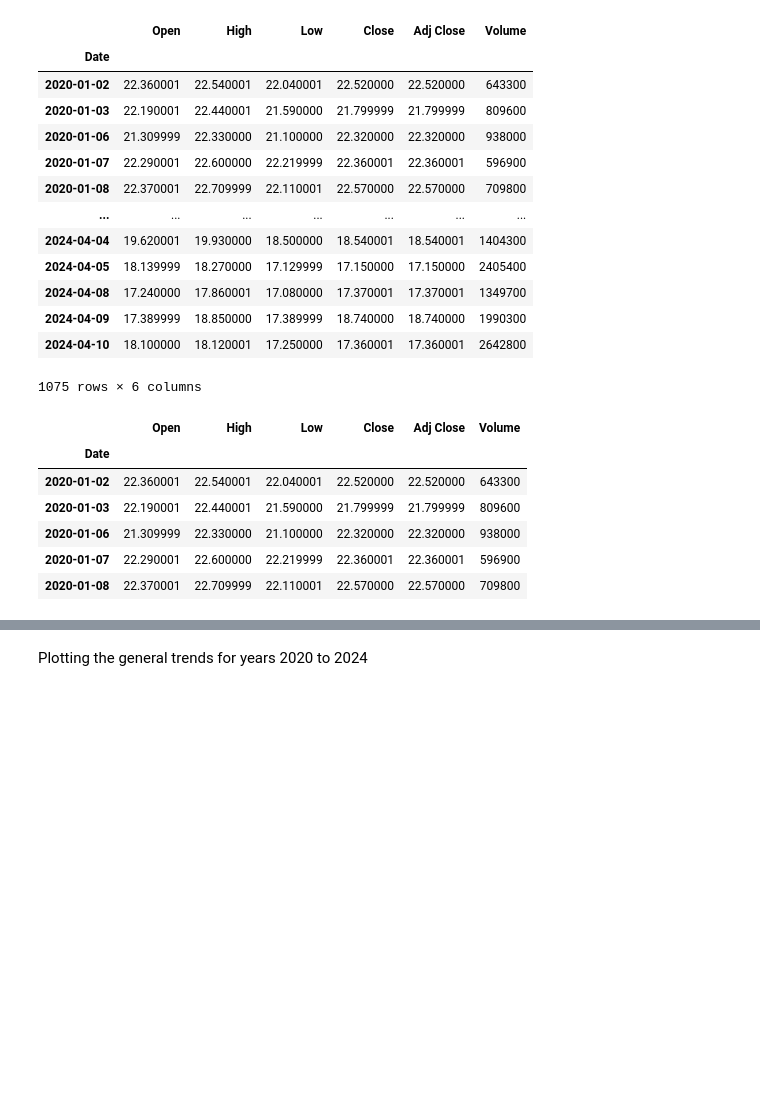
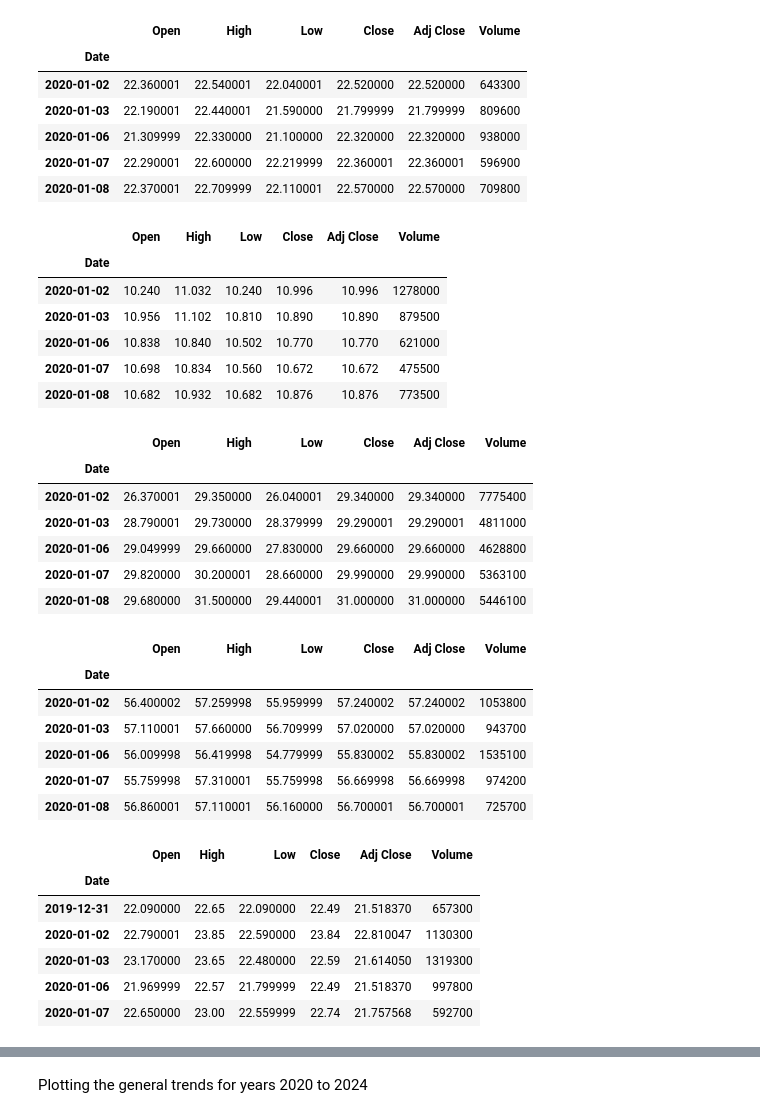
Before and after one commit to srhill12/Solar_stock_project, a Jupyter notebook: tatiana_work.ipynb, the cells around one changed output, grey strips where cells are left out. Cells and saved outputs as stored; diff of their text form; code cells hidden in the pictures; blank space fills up the shorter version.

```diff
--- a/tatiana_work.ipynb
+++ b/tatiana_work.ipynb
@@ -30,34 +52,45 @@ CSIQ_df = pd.read_csv(
-# %%
-CSIQ_df
-# %% [output]
-|  | Open | High | Low | Close | Adj Close | Volume |
-| Date |  |  |  |  |  |  |
-| 2020-01-02 | 22.360001 | 22.540001 | 22.040001 | 22.520000 | 22.520000 | 643300 |
-| 2020-01-03 | 22.190001 | 22.440001 | 21.590000 | 21.799999 | 21.799999 | 809600 |
-| 2020-01-06 | 21.309999 | 22.330000 | 21.100000 | 22.320000 | 22.320000 | 938000 |
-| 2020-01-07 | 22.290001 | 22.600000 | 22.219999 | 22.360001 | 22.360001 | 596900 |
-| 2020-01-08 | 22.370001 | 22.709999 | 22.110001 | 22.570000 | 22.570000 | 709800 |
-| ... | ... | ... | ... | ... | ... | ... |
-| 2024-04-04 | 19.620001 | 19.930000 | 18.500000 | 18.540001 | 18.540001 | 1404300 |
-| 2024-04-05 | 18.139999 | 18.270000 | 17.129999 | 17.150000 | 17.150000 | 2405400 |
-| 2024-04-08 | 17.240000 | 17.860001 | 17.080000 | 17.370001 | 17.370001 | 1349700 |
-| 2024-04-09 | 17.389999 | 18.850000 | 17.389999 | 18.740000 | 18.740000 | 1990300 |
-| 2024-04-10 | 18.100000 | 18.120001 | 17.250000 | 17.360001 | 17.360001 | 2642800 |
-1075 rows × 6 columns
 # %%
 # Displaying DataFrames
 display(CSIQ_df.head())
-# display(DQ_df.head())
-# display(ENPH_df.head())
-# display(FSLR_df.head())
-# display(JKS_df.head())
-# display(SEDG_df.head())
-# display(SPWR_df.head())
+display(DQ_df.head())
+display(ENPH_df.head())
+display(FSLR_df.head())
+display(JKS_df.head())
+display(SEDG_df.head())
+display(SPWR_df.head())
 # %% [output]
 |  | Open | High | Low | Close | Adj Close | Volume |
 | Date |  |  |  |  |  |  |
 | 2020-01-02 | 22.360001 | 22.540001 | 22.040001 | 22.520000 | 22.520000 | 643300 |
 | 2020-01-03 | 22.190001 | 22.440001 | 21.590000 | 21.799999 | 21.799999 | 809600 |
 | 2020-01-06 | 21.309999 | 22.330000 | 21.100000 | 22.320000 | 22.320000 | 938000 |
 | 2020-01-07 | 22.290001 | 22.600000 | 22.219999 | 22.360001 | 22.360001 | 596900 |
 | 2020-01-08 | 22.370001 | 22.709999 | 22.110001 | 22.570000 | 22.570000 | 709800 |
+|  | Open | High | Low | Close | Adj Close | Volume |
+| Date |  |  |  |  |  |  |
+| 2020-01-02 | 10.240 | 11.032 | 10.240 | 10.996 | 10.996 | 1278000 |
+| 2020-01-03 | 10.956 | 11.102 | 10.810 | 10.890 | 10.890 | 879500 |
+| 2020-01-06 | 10.838 | 10.840 | 10.502 | 10.770 | 10.770 | 621000 |
+| 2020-01-07 | 10.698 | 10.834 | 10.560 | 10.672 | 10.672 | 475500 |
+| 2020-01-08 | 10.682 | 10.932 | 10.682 | 10.876 | 10.876 | 773500 |
+|  | Open | High | Low | Close | Adj Close | Volume |
+| Date |  |  |  |  |  |  |
+| 2020-01-02 | 26.370001 | 29.350000 | 26.040001 | 29.340000 | 29.340000 | 7775400 |
+| 2020-01-03 | 28.790001 | 29.730000 | 28.379999 | 29.290001 | 29.290001 | 4811000 |
+| 2020-01-06 | 29.049999 | 29.660000 | 27.830000 | 29.660000 | 29.660000 | 4628800 |
+| 2020-01-07 | 29.820000 | 30.200001 | 28.660000 | 29.990000 | 29.990000 | 5363100 |
+| 2020-01-08 | 29.680000 | 31.500000 | 29.440001 | 31.000000 | 31.000000 | 5446100 |
+|  | Open | High | Low | Close | Adj Close | Volume |
+| Date |  |  |  |  |  |  |
+| 2020-01-02 | 56.400002 | 57.259998 | 55.959999 | 57.240002 | 57.240002 | 1053800 |
+| 2020-01-03 | 57.110001 | 57.660000 | 56.709999 | 57.020000 | 57.020000 | 943700 |
+| 2020-01-06 | 56.009998 | 56.419998 | 54.779999 | 55.830002 | 55.830002 | 1535100 |
+| 2020-01-07 | 55.759998 | 57.310001 | 55.759998 | 56.669998 | 56.669998 | 974200 |
+| 2020-01-08 | 56.860001 | 57.110001 | 56.160000 | 56.700001 | 56.700001 | 725700 |
+|  | Open | High | Low | Close | Adj Close | Volume |
+| Date |  |  |  |  |  |  |
+| 2019-12-31 | 22.090000 | 22.65 | 22.090000 | 22.49 | 21.518370 | 657300 |
+| 2020-01-02 | 22.790001 | 23.85 | 22.590000 | 23.84 | 22.810047 | 1130300 |
+| 2020-01-03 | 23.170000 | 23.65 | 22.480000 | 22.59 | 21.614050 | 1319300 |
+| 2020-01-06 | 21.969999 | 22.57 | 21.799999 | 22.49 | 21.518370 | 997800 |
+| 2020-01-07 | 22.650000 | 23.00 | 22.559999 | 22.74 | 21.757568 | 592700 |
```
Also changed, not shown: parts of 14 cells of this notebook.
